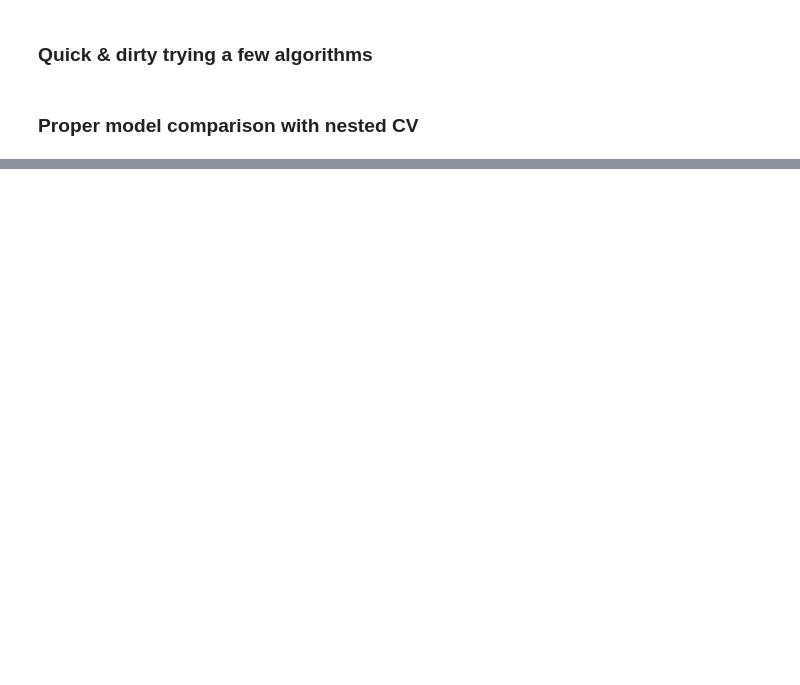
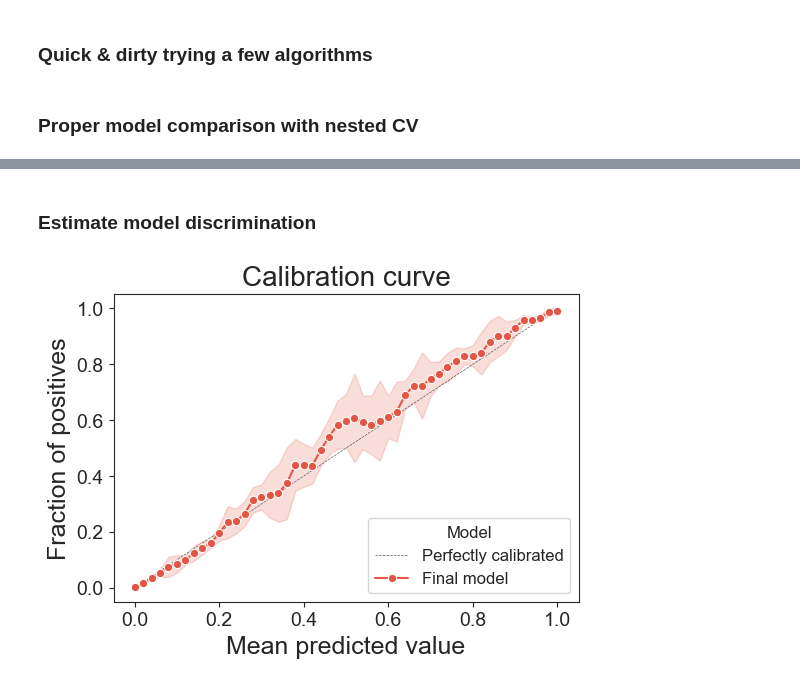
Before and after one commit to vlada-rozova/self-harm-triage-notes, a Jupyter notebook: notebooks/5a-selfharm-classifier.ipynb, the cells around one changed output, grey strips where cells are left out. Drawn from its saved outputs; the diff is of its cells as text; code cells hidden in the pictures; blank space fills up the shorter version.

```diff
--- a/notebooks/5a-selfharm-classifier.ipynb
+++ b/notebooks/5a-selfharm-classifier.ipynb
@@ -309,0 +387,10 @@ best_model = calibrated_model
+# %% [markdown]
+### Estimate model discrimination
+# %%
+# Calculate calibration curves for CV folds
+cv_generator = cv.split(X, y.cat.codes, groups)
+calibration_curves = prepare_calibration_curve(y, y_proba, generator=cv_generator)
+# Plot calibration curves for CV folds
+plot_calibration_curve(calibration_curves, palette=palette[1:], results_dir=results_dir, filename=dev_data_filename + " CV")
+# %% [output]
+[figure, added]
```
Also changed, not shown: parts of 67 cells of this notebook.
